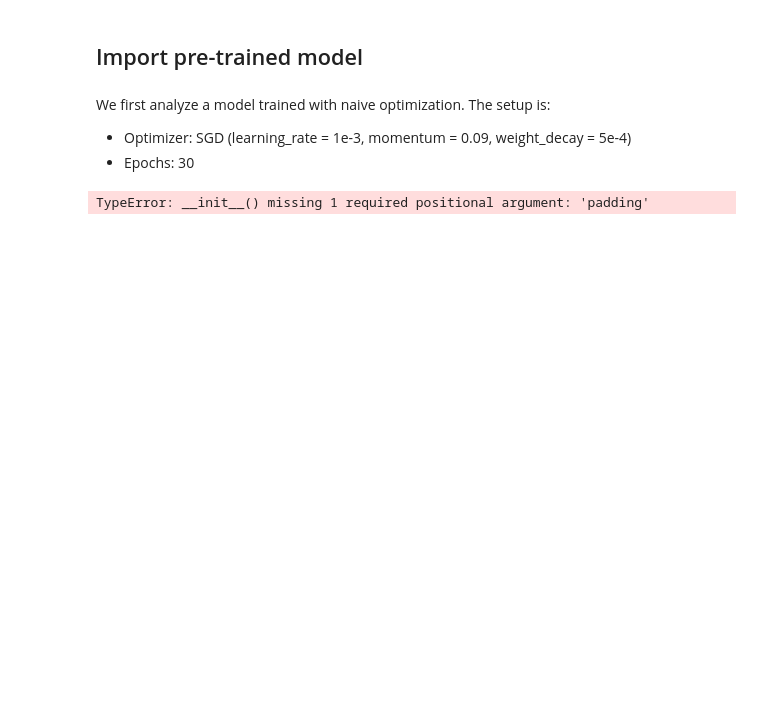
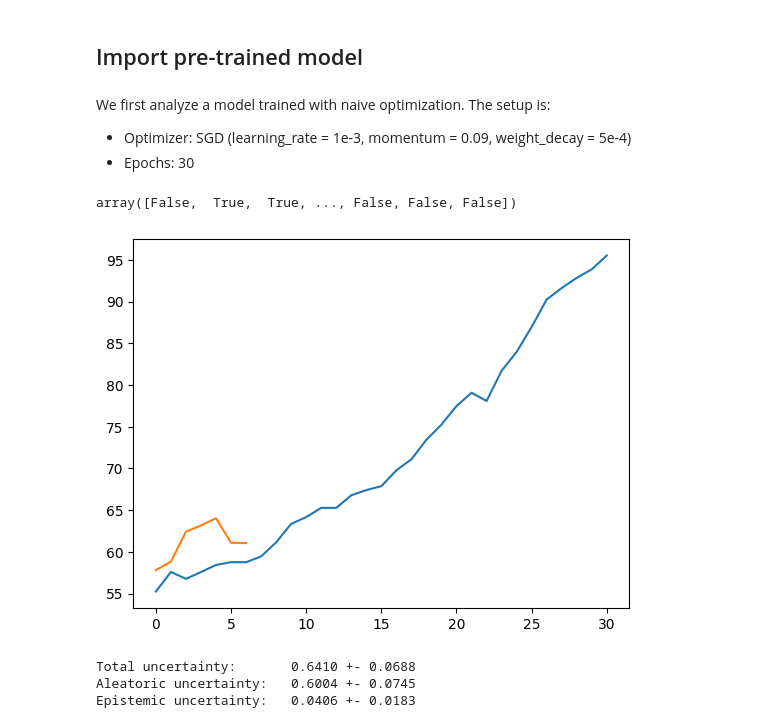
Before and after one commit to mattyred/KAUST-STAT301-BayesianDeepLearning, a Jupyter notebook: bdl_project.ipynb, the cells around one changed output. Saved outputs shown, nothing was run; the diff lists cells and outputs as text; code cells hidden in the pictures; blank space fills up the shorter version.

Commit message:
Traind optim and swag

```diff
--- a/bdl_project.ipynb
+++ b/bdl_project.ipynb
@@ -46,7 +69,24 @@ plt.show()
 We first analyze a model trained with naive optimization. The setup is:
 - Optimizer: SGD (learning_rate = 1e-3, momentum = 0.09, weight_decay = 5e-4)
 - Epochs: 30
-# %%
-model = torch.load()
-# %% [output]
-TypeError: __init__() missing 1 required positional argument: 'padding'
+# %%
+model = torch.load('./experiments/models/lenet5-optim.pt', weights_only=False)
+results = np.load('./experiments/results/lenet5-optim.npz')
+sns.lineplot(results['train_accuracy_progress'])
+sns.lineplot(results['valid_accuracy_progress'])
+np.argmax(results['predictions'], axis=-1)
+results['true_labels'] == np.argmax(results['predictions'], axis=-1)
+# %% [output]
+array([False,  True,  True, ..., False, False, False])
+[figure, added]
+# %%
+model = torch.load('./experiments/models/lenet5-swag.pt', weights_only=False)
+results = np.load('./experiments/results/lenet5-swag.npz')
+total_unc, ale_unc, epi_unc = compute_uncertainties(results['predictions'])
+print("Total uncertainty:\t {:.4f} +- {:.4f}".format(np.mean(total_unc), np.std(total_unc)))
+print("Aleatoric uncertainty:\t {:.4f} +- {:.4f}".format(np.mean(ale_unc), np.std(ale_unc)))
+print("Epistemic uncertainty:\t {:.4f} +- {:.4f}".format(np.mean(epi_unc), np.std(epi_unc)))
+# %% [output]
+Total uncertainty:       0.6410 +- 0.0688
+Aleatoric uncertainty:   0.6004 +- 0.0745
+Epistemic uncertainty:   0.0406 +- 0.0183
```
Also changed, not shown: parts of 5 cells of this notebook, 2 other files.
